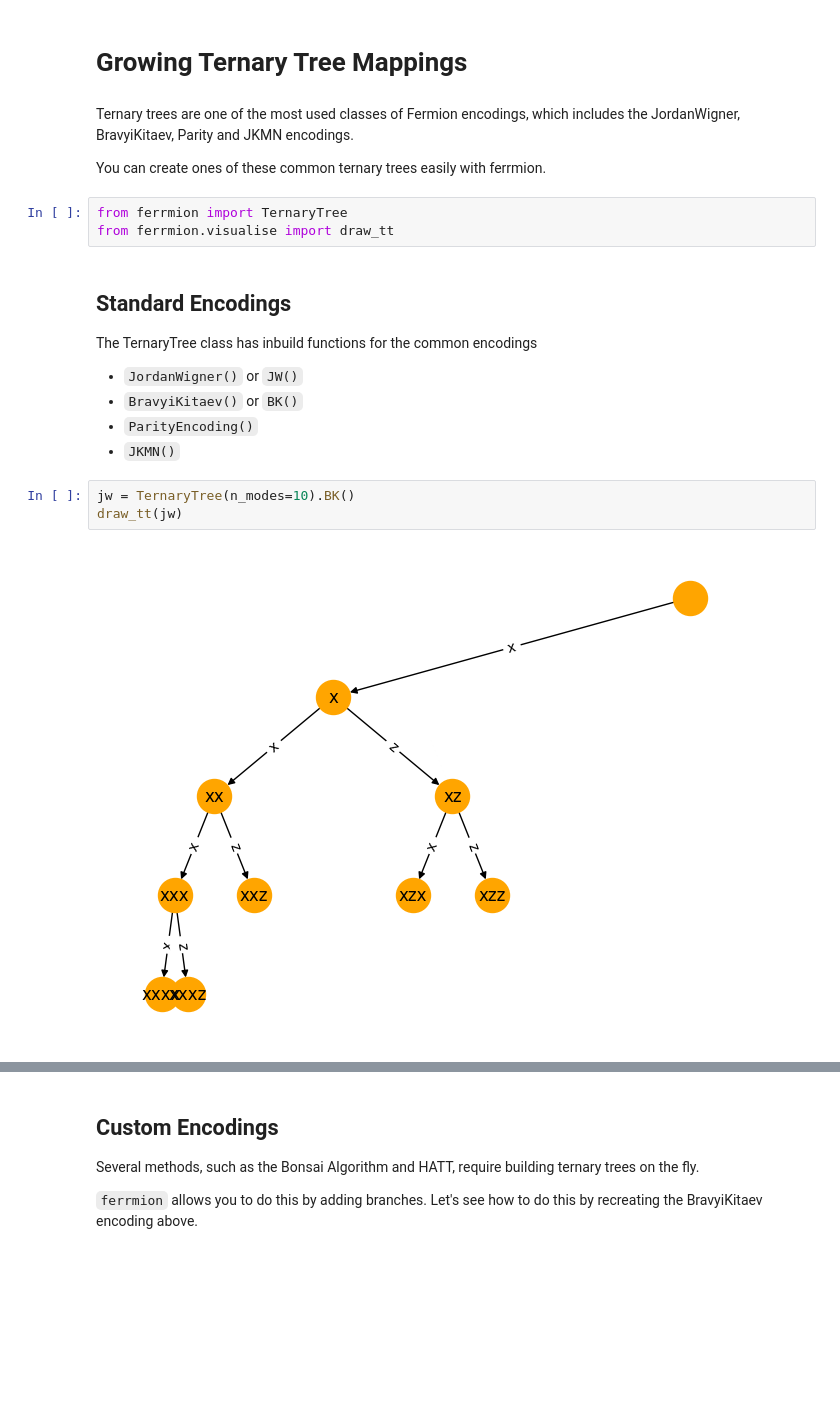
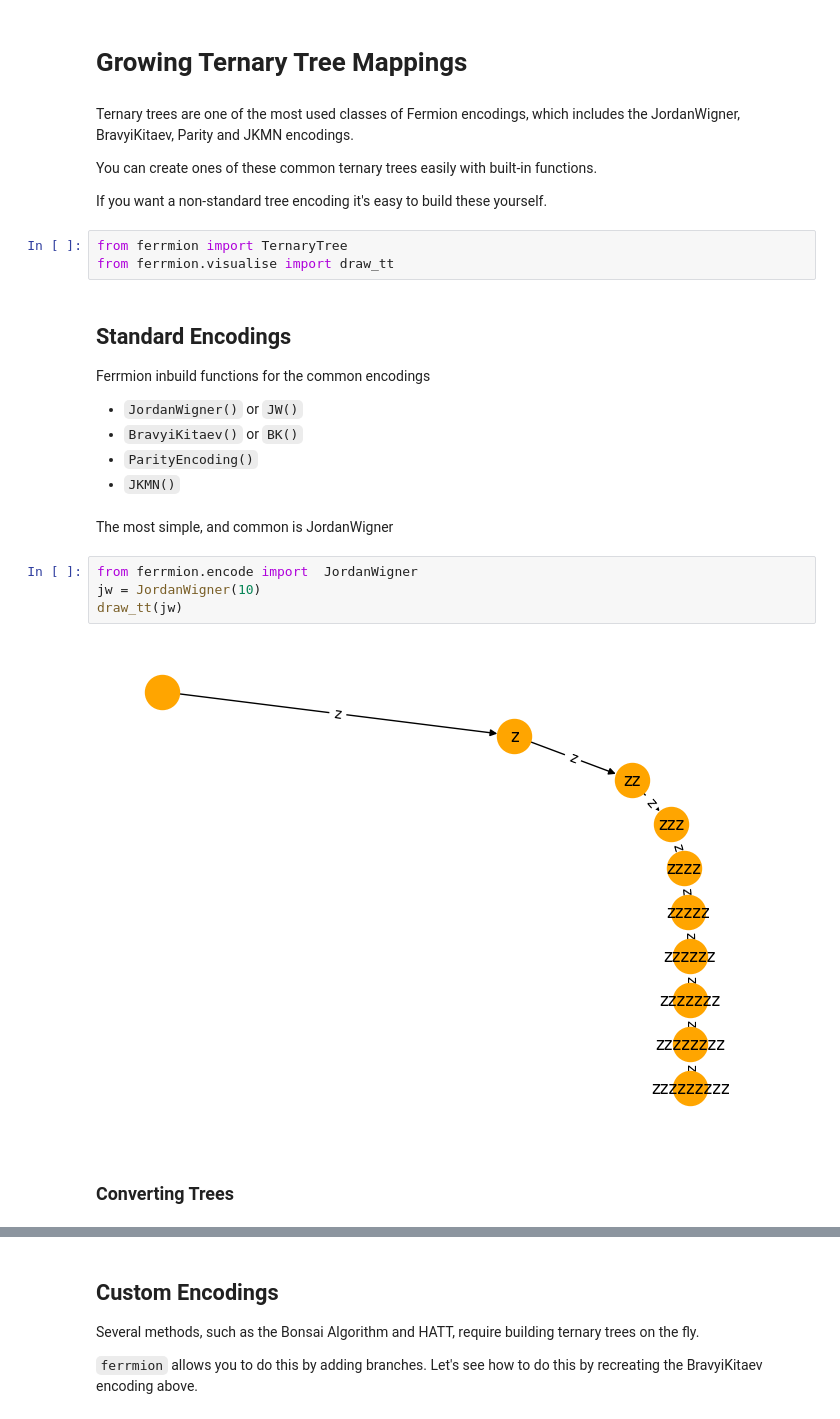
Before and after one commit to UCL-CCS/ferrmion, a Jupyter notebook: docs/source/notebooks/growing_trees.ipynb, the cells around one changed output, grey strips where cells are left out. Drawn from its saved outputs; the diff is of its cells as text; blank space fills up the shorter version.

Commit message:
update tt notebook and module imports

```diff
--- a/docs/source/notebooks/growing_trees.ipynb
+++ b/docs/source/notebooks/growing_trees.ipynb
@@ -3,20 +3,27 @@
 # %% [markdown]
 Ternary trees are one of the most used classes of Fermion encodings, which includes the JordanWigner, BravyiKitaev, Parity and JKMN encodings.
 
-You can create ones of these common ternary trees easily with ferrmion.
+You can create ones of these common ternary trees easily with built-in functions.
+
+If you want a non-standard tree encoding it's easy to build these yourself.
 # %%
 from ferrmion import TernaryTree
 from ferrmion.visualise import draw_tt
 # %% [markdown]
 ## Standard Encodings
 
-The TernaryTree class has inbuild functions for the common encodings
+Ferrmion inbuild functions for the common encodings
 - `JordanWigner()` or `JW()`
 - `BravyiKitaev()` or `BK()`
 - `ParityEncoding()`
 - `JKMN()`
-# %%
-jw = TernaryTree(n_modes=10).BK()
-draw_tt(jw)
-# %% [output]
-[figure, removed]
+# %% [markdown]
+The most simple, and common is JordanWigner
+# %%
+from ferrmion.encode import  JordanWigner
+jw = JordanWigner(10)
+draw_tt(jw)
+# %% [output]
+[figure, added]
+# %% [markdown]
+### Converting Trees
```
Also changed, not shown: parts of 7 cells of this notebook, 1 other file.
